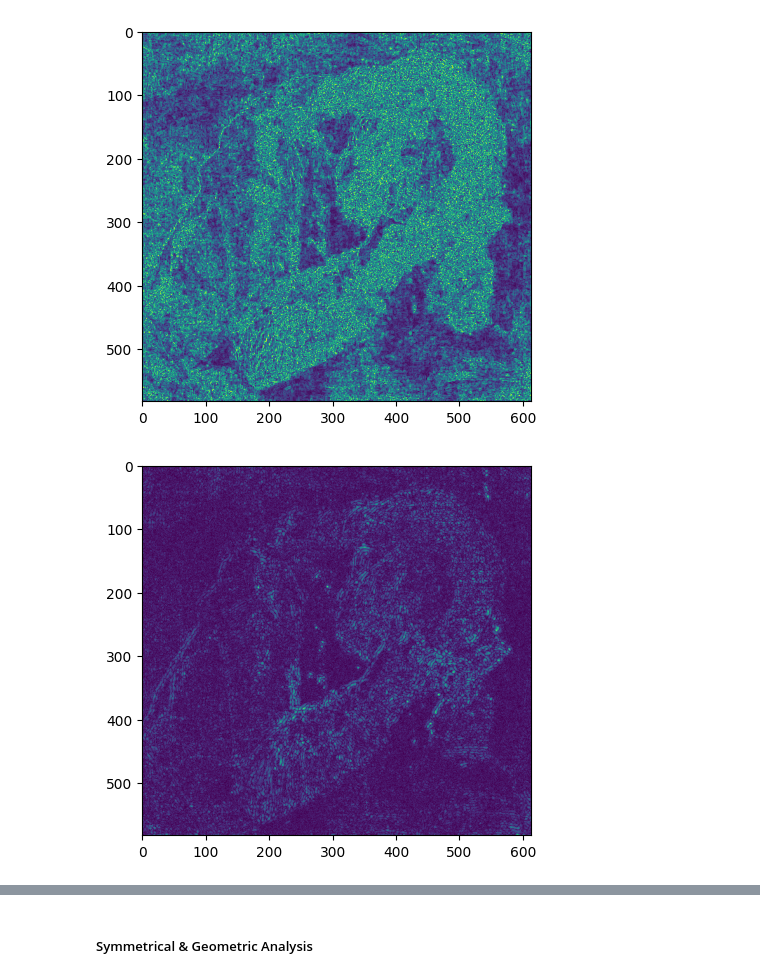
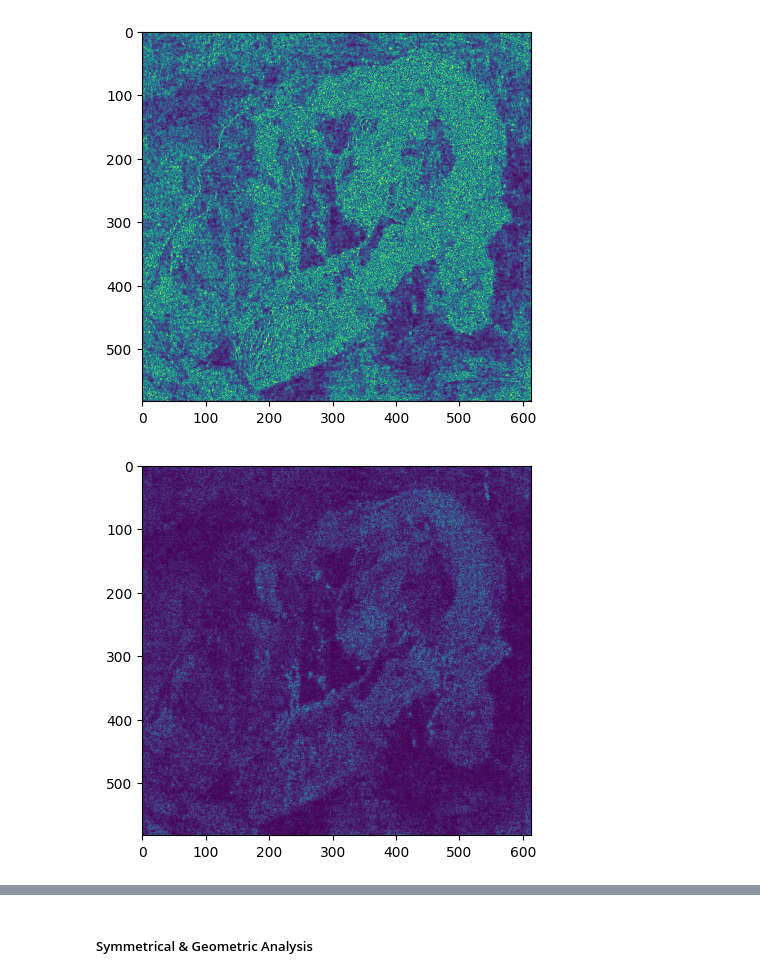
Before and after one commit to Charles-Gormley/DaVinciVision, a Jupyter notebook: EDA/Analysis.ipynb, the cells around one changed output, grey strips where cells are left out. Drawn from its saved outputs; the diff is of its cells as text; code cells hidden in the pictures.

```diff
--- a/EDA/Analysis.ipynb
+++ b/EDA/Analysis.ipynb
@@ -353,13 +356,12 @@ plt.show()
 [figure]
 # %%
 # Laplacian of Guassian
-kern_size = 9
-image = laplacian_of_gaussian(image, kern_size)
-
+kern_size = 3
+image = laplacian_of_gaussian(img_path, kern_size)
 plt.imshow(image)
 plt.show()
 # %% [output]
-[figure, old version]
+[figure, new version]
 # %%
 # Roberts operator
 image = roberts_operator(img_path)
```
Also changed, not shown: parts of 11 cells of this notebook.
